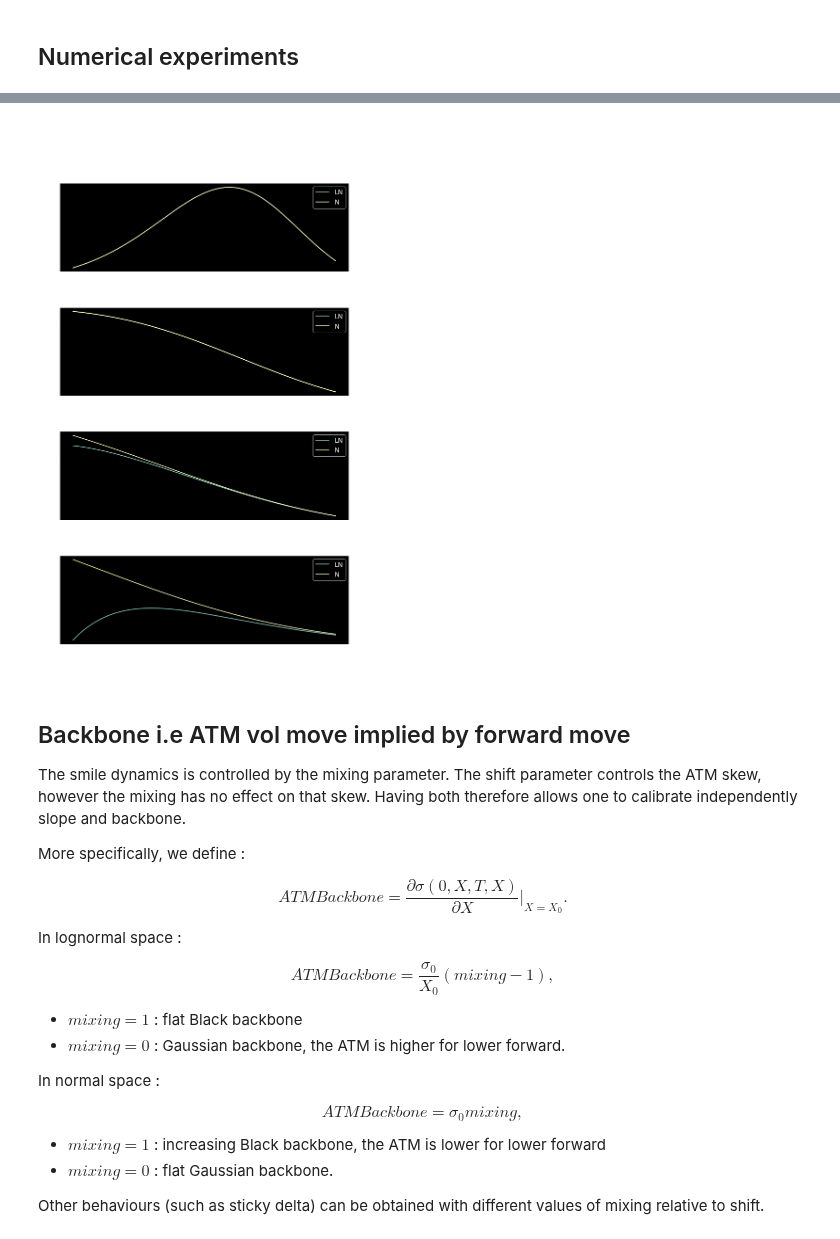
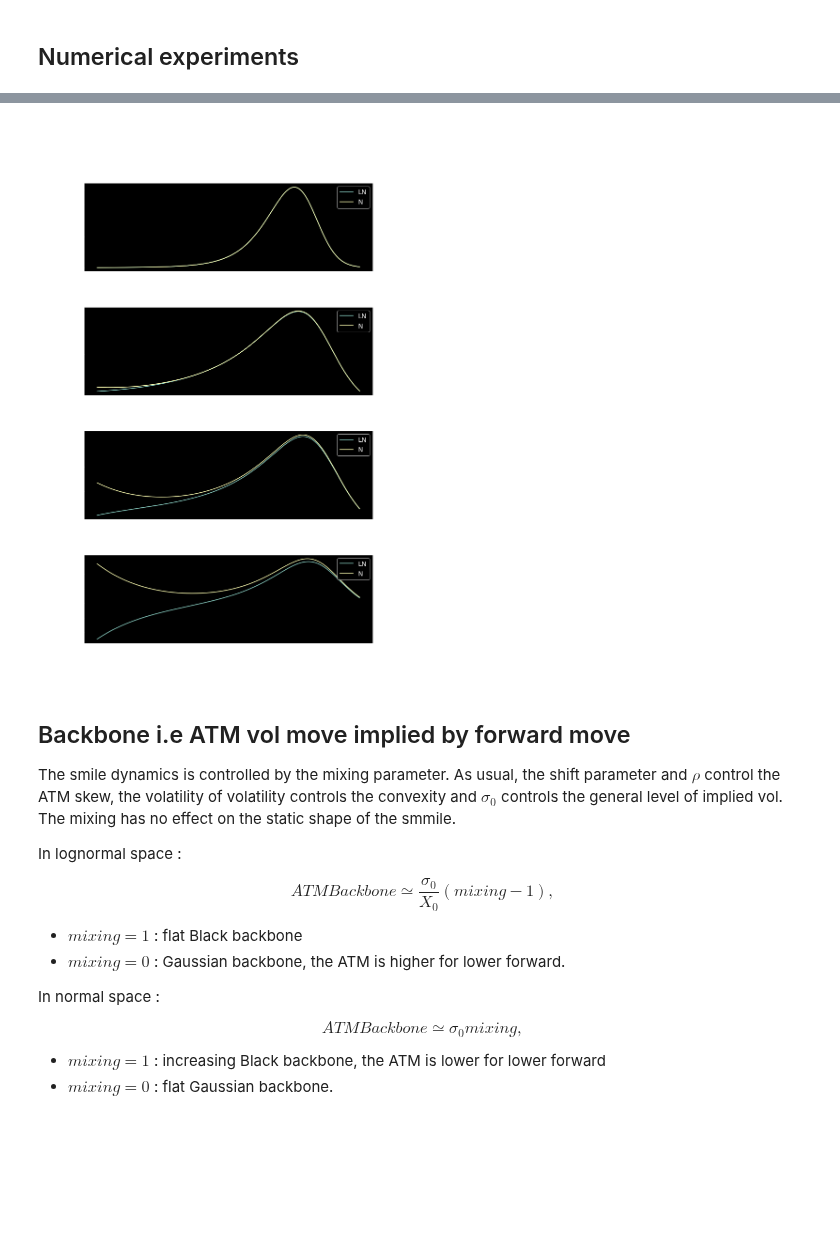
Before and after one commit to sauxpa/Quant, a Jupyter notebook: volmodels_examples/displaced_lognormal.ipynb, the cells around one changed output, grey strips where cells are left out. Saved outputs shown, nothing was run; the diff lists cells and outputs as text; code cells hidden in the pictures; blank space fills up the shorter version.

```diff
--- a/volmodels_examples/displaced_lognormal.ipynb
+++ b/volmodels_examples/displaced_lognormal.ipynb
@@ -86,24 +40,28 @@ L = f
 logmoneyness_lo = -1.5
 logmoneyness_hi = 0.5
 # %%
-Model_LN = SLN_adjustable_backbone_local_vol_LN(sigma=sigma,
-                                                shift=shift,
-                                                mixing=mixing,
-                                                L=L,
-                                                f=f,
-                                                n_strikes=N_STRIKES,
-                                                logmoneyness_lo=logmoneyness_lo,
-                                                logmoneyness_hi=logmoneyness_hi
-                                               )
-Model_N = SLN_adjustable_backbone_local_vol_N(sigma=sigma,
-                                              shift=shift,
-                                              mixing=mixing,
-                                              L=L,
-                                              f=f,
-                                              n_strikes=N_STRIKES,
-                                              logmoneyness_lo=logmoneyness_lo,
-                                              logmoneyness_hi=logmoneyness_hi
-                                             )
+Model_LN = SLN_adjustable_backbone_LN(sigma_0=sigma_0,
+                                      vov=vov,
+                                      rho=rho,
+                                      shift=shift,
+                                      mixing=mixing,
+                                      L=L,
+                                      f=f,
+                                      n_strikes=N_STRIKES,
+                                      logmoneyness_lo=logmoneyness_lo,
+                                      logmoneyness_hi=logmoneyness_hi
+                                     )
+Model_N = SLN_adjustable_backbone_N(sigma_0=sigma_0,
+                                    vov=vov,
+                                    rho=rho,
+                                    shift=shift,
+                                    mixing=mixing,
+                                    L=L,
+                                    f=f,
+                                    n_strikes=N_STRIKES,
+                                    logmoneyness_lo=logmoneyness_lo,
+                                    logmoneyness_hi=logmoneyness_hi
+                                   )
 # %%
 xlabel = 'logmoneyness\n\n'
 ylabel = 'implied vol'
@@ -145,50 +103,46 @@ T_expiries = [1.0, 5.0, 10.0, 20.0]
 fig, axes = plt.subplots(nrows=4, ncols=1)
 
 plt.suptitle(r'$f$={:.2%}'.format(Model_LN.f)+', ' +\
-             r'$\sigma$={:.0%}'.format(Model_LN.sigma)+', ' +\
+             r'$\sigma_0$={:.0%}'.format(Model_LN.sigma_0)+', ' +\
+             r'$vov$={:.0%}'.format(Model_LN.vov)+', ' +\
+             r'$\rho$={:.0%}'.format(Model_LN.rho)+', ' +\
              r'shift={:.0%}'.format(Model_LN.shift)+', ' +\
              r'$mixing$={:.0%}'.format(Model_LN.mixing)+', '+\
              r'$L$={:}'.format(Model_LN.L)+', '+\
              r'ATM(LN)={:.2%}'.format(Model_LN.ATM))
 
 
 for i, ax in enumerate(axes):
     T_expiry = T_expiries[i]
     Model_LN.T_expiry = T_expiry
     Model_N.T_expiry = T_expiry
 
     x_grid = Model_LN.logmoneyness_grid
 
     pdf_LN = list(Model_LN.pdf_curve.values())
     pdf_N = list(Model_N.pdf_curve.values())
 
     ax.plot(x_grid, pdf_LN, label='LN')
     ax.plot(x_grid, pdf_N, label='N')
 
     ax.set_xlabel(xlabel)
     ax.set_ylabel(ylabel)
     ax.legend(loc='upper right')
     ax.set_title(r'expiry={}y'.format(T_expiry))
 
 plt.subplots_adjust(hspace=0.4)
 plt.show()
 # %% [output]
-[figure, old version]
+[figure, new version]
 # %% [markdown]
 ## Backbone i.e ATM vol move implied by forward move
 
-The smile dynamics is controlled by the mixing parameter. The shift parameter controls the ATM skew, however the mixing has no effect on that skew. Having both therefore allows one to calibrate independently slope and backbone.
-
-More specifically, we define :
-
-$$
-ATM Backbone = \frac{\partial \sigma(0, X, T, X)}{\partial X}|_{X=X_0}.
-$$
+The smile dynamics is controlled by the mixing parameter. As usual, the shift parameter and $\rho$ control the ATM skew, the volatility of volatility controls the convexity and $\sigma_0$ controls the general level of implied vol. The mixing has no effect on the static shape of the smmile.
 
 In lognormal space :
 
 $$
-ATM Backbone = \frac{\sigma_0}{X_0}(mixing-1),
+ATM Backbone \simeq \frac{\sigma_0}{X_0}(mixing-1),
 $$
 
 * $mixing=1$ : flat Black backbone
@@ -197,13 +151,11 @@ $$
 In normal space :
 
 $$
-ATM Backbone = \sigma_0 mixing,
+ATM Backbone \simeq \sigma_0 mixing,
 $$
 
 * $mixing=1$ : increasing Black backbone, the ATM is lower for lower forward
 * $mixing=0$ : flat Gaussian backbone.
-
-Other behaviours (such as sticky delta) can be obtained with different values of mixing relative to shift.
 # %%
 xlabel = 'strike\n\n'
 ylabel = 'implied vol'
```
Also changed, not shown: parts of 10 cells of this notebook, 2 other files.
